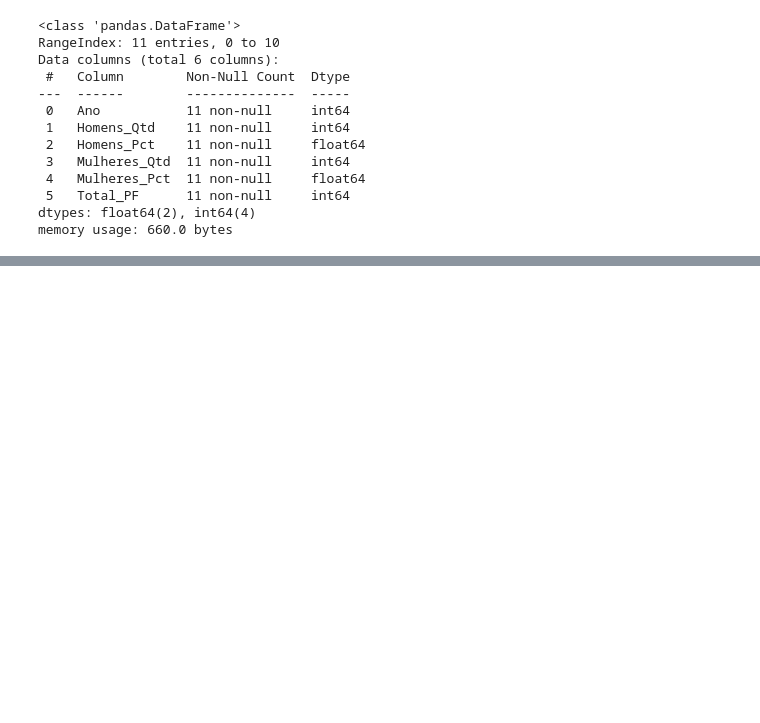
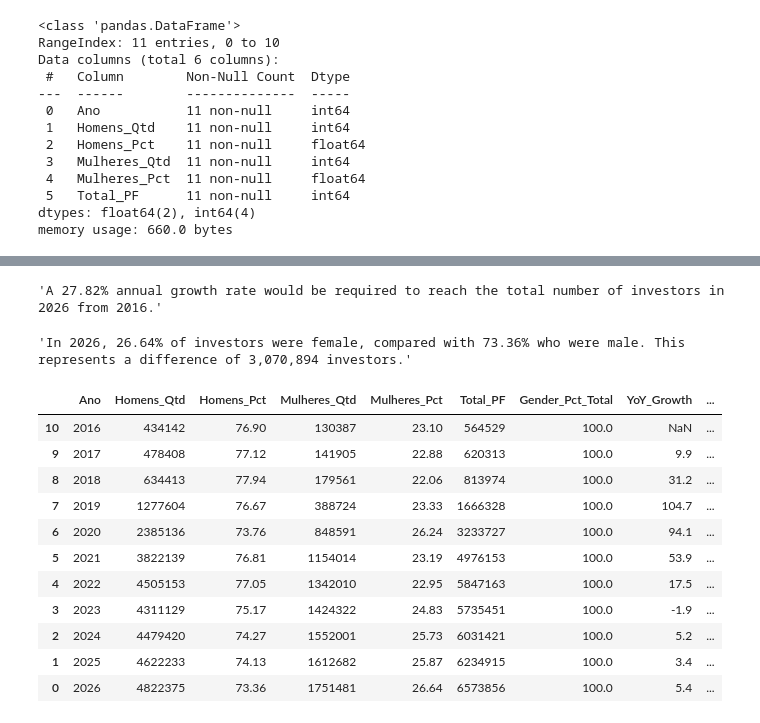
Before and after one commit to higormmalves/b3-investor-data-pipeline, a Jupyter notebook: notebooks/exploratory_analysis.ipynb, the cells around one changed output, grey strips where cells are left out. Saved outputs shown, nothing was run; the diff lists cells and outputs as text; code cells hidden in the pictures; blank space fills up the shorter version.

```diff
--- a/notebooks/exploratory_analysis.ipynb
+++ b/notebooks/exploratory_analysis.ipynb
@@ -40,0 +134,4 @@ df
+# %%
+#YoY growth
+df['YoY_Growth'] = df['Total_PF'].pct_change().round(3) * 100
+df
@@ -40,0 +151,45 @@ df
+# %%
+#Compound Annual Growth Rate (CAGR)
+start_year = df['Ano'].min()
+end_year = df['Ano'].max()
+
+start_value = df.loc[df['Ano'] == start_year, 'Total_PF'].iloc[0]
+end_value = df.loc[df['Ano'] == end_year, 'Total_PF'].iloc[0]
+
+years = end_year - start_year
+
+cagr = ((end_value / start_value) ** (1 / years) - 1) * 100
+
+f"A {cagr:.2f}% annual growth rate would be required to reach the total number of investors in {end_year} from {start_year}."
+# %% [output]
+'A 27.82% annual growth rate would be required to reach the total number of investors in 2026 from 2016.'
+# %%
+#Share of investors by gender in 2026
+female_share = df.loc[df['Ano'] == end_year, 'Mulheres_Pct'].iloc[0]
+male_share = df.loc[df['Ano'] == end_year, 'Homens_Pct'].iloc[0]
+
+total_female = df.loc[df["Ano"] == end_year, "Mulheres_Qtd"].iloc[0]
+total_male = df.loc[df["Ano"] == end_year, "Homens_Qtd"].iloc[0]
+
+diff_of_investors = total_male - total_female
+
+f"In {end_year}, {female_share:.2f}% of investors were female, compared with {male_share:.2f}% who were male. This represents a difference of {diff_of_investors:,} investors."
+# %% [output]
+'In 2026, 26.64% of investors were female, compared with 73.36% who were male. This represents a difference of 3,070,894 investors.'
+# %%
+#Female Share Change
+df["Female_Share_Change"] = df["Mulheres_Pct"].diff()
+df
+# %% [output]
+|  | Ano | Homens_Qtd | Homens_Pct | Mulheres_Qtd | Mulheres_Pct | Total_PF | Gender_Pct_Total | YoY_Growth | ... |
+| 10 | 2016 | 434142 | 76.90 | 130387 | 23.10 | 564529 | 100.0 | NaN | ... |
+| 9 | 2017 | 478408 | 77.12 | 141905 | 22.88 | 620313 | 100.0 | 9.9 | ... |
+| 8 | 2018 | 634413 | 77.94 | 179561 | 22.06 | 813974 | 100.0 | 31.2 | ... |
+| 7 | 2019 | 1277604 | 76.67 | 388724 | 23.33 | 1666328 | 100.0 | 104.7 | ... |
+| 6 | 2020 | 2385136 | 73.76 | 848591 | 26.24 | 3233727 | 100.0 | 94.1 | ... |
+| 5 | 2021 | 3822139 | 76.81 | 1154014 | 23.19 | 4976153 | 100.0 | 53.9 | ... |
+| 4 | 2022 | 4505153 | 77.05 | 1342010 | 22.95 | 5847163 | 100.0 | 17.5 | ... |
+| 3 | 2023 | 4311129 | 75.17 | 1424322 | 24.83 | 5735451 | 100.0 | -1.9 | ... |
+| 2 | 2024 | 4479420 | 74.27 | 1552001 | 25.73 | 6031421 | 100.0 | 5.2 | ... |
+| 1 | 2025 | 4622233 | 74.13 | 1612682 | 25.87 | 6234915 | 100.0 | 3.4 | ... |
+| 0 | 2026 | 4822375 | 73.36 | 1751481 | 26.64 | 6573856 | 100.0 | 5.4 | ... |
```
Also changed, not shown: parts of 15 cells of this notebook.
